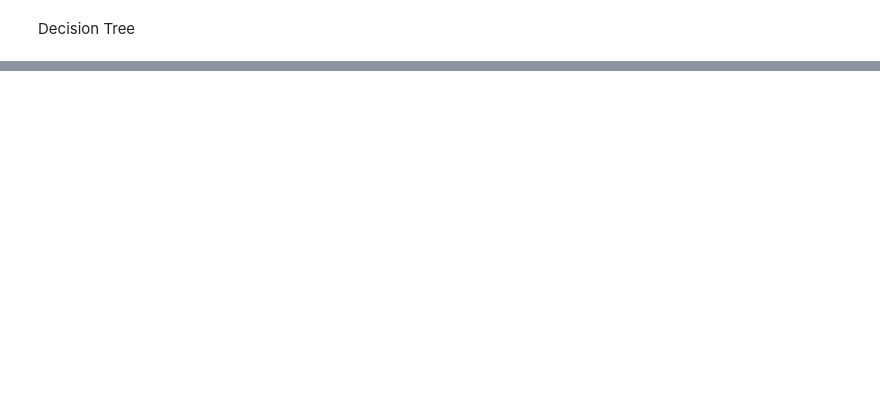
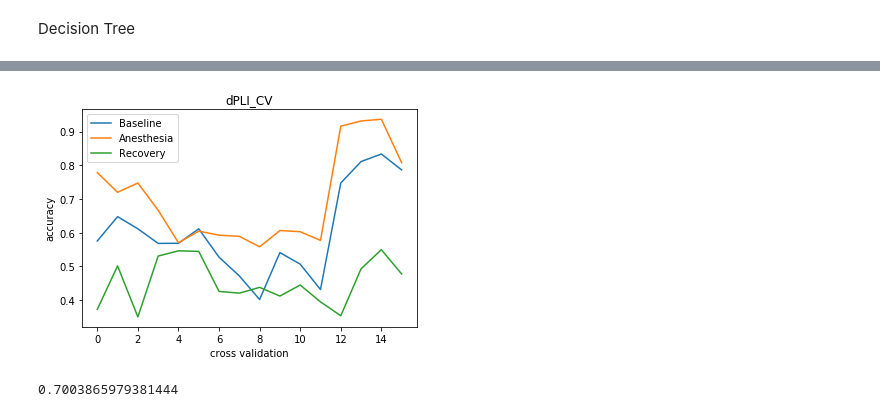
Before and after one commit to BIAPT/Scripts, a Jupyter notebook: DOC_Clustering/classifier_wPLI.ipynb, the cells around one changed output, grey strips where cells are left out. Saved outputs shown, nothing was run; the diff lists cells and outputs as text; code cells hidden in the pictures; blank space fills up the shorter version.

```diff
--- a/DOC_Clustering/classifier_wPLI.ipynb
+++ b/DOC_Clustering/classifier_wPLI.ipynb
@@ -436,0 +447,51 @@ pd.DataFrame(data, columns=["test_Logistic Regression", "test_SVM"],index=['Base
+# %%
+cv_KNN_Base=[]
+cv_KNN_Anes=[]
+cv_KNN_Reco=[]
+
+for r in range(0,4):
+    for c in range (0,4):
+        tmp_X_test_Base=X_Base[(Y_ID_Base == Part_reco[r]) | (Y_ID_Base == Part_chro[c])]
+        tmp_X_train_Base=X_Base[(Y_ID_Base != Part_reco[r]) & (Y_ID_Base != Part_chro[c])]
+        tmp_Y_test_Base=Y_out_Base[(Y_ID_Base == Part_reco[r]) | (Y_ID_Base == Part_chro[c])]
+        tmp_Y_train_Base=Y_out_Base[(Y_ID_Base != Part_reco[r]) & (Y_ID_Base != Part_chro[c])]
+
+        tmp_X_test_Anes=X_Anes[(Y_ID_Anes == Part_reco[r]) | (Y_ID_Anes == Part_chro[c])]
+        tmp_X_train_Anes=X_Anes[(Y_ID_Anes != Part_reco[r]) & (Y_ID_Anes != Part_chro[c])]
+        tmp_Y_test_Anes=Y_out_Anes[(Y_ID_Anes == Part_reco[r]) | (Y_ID_Anes == Part_chro[c])]
+        tmp_Y_train_Anes=Y_out_Anes[(Y_ID_Anes != Part_reco[r]) & (Y_ID_Anes != Part_chro[c])]
+
+        tmp_X_test_Reco=X_Reco[(Y_ID_Reco == Part_reco[r]) | (Y_ID_Reco == Part_chro[c])]
+        tmp_X_train_Reco=X_Reco[(Y_ID_Reco != Part_reco[r]) & (Y_ID_Reco != Part_chro[c])]
+        tmp_Y_test_Reco=Y_out_Reco[(Y_ID_Reco == Part_reco[r]) | (Y_ID_Reco == Part_chro[c])]
+        tmp_Y_train_Reco=Y_out_Reco[(Y_ID_Reco != Part_reco[r]) & (Y_ID_Reco != Part_chro[c])]
+
+        neigh = KNeighborsClassifier(n_neighbors=100)
+        neigh.fit(tmp_X_train_Base,tmp_Y_train_Base)
+        P_KNN = neigh.predict(tmp_X_test_Base)
+        cv_KNN_Base.append(metrics.accuracy_score(tmp_Y_test_Base, P_KNN))
+
+        neigh = KNeighborsClassifier(n_neighbors=100)
+        neigh.fit(tmp_X_train_Anes,tmp_Y_train_Anes)
+        P_KNN = neigh.predict(tmp_X_test_Anes)
+        cv_KNN_Anes.append(metrics.accuracy_score(tmp_Y_test_Anes, P_KNN))
+
+        neigh = KNeighborsClassifier(n_neighbors=100)
+        neigh.fit(tmp_X_train_Reco,tmp_Y_train_Reco)
+        P_KNN = neigh.predict(tmp_X_test_Reco)
+        cv_KNN_Reco.append(metrics.accuracy_score(tmp_Y_test_Reco, P_KNN))
+# %%
+plt.plot(cv_KNN_Base)
+plt.plot(cv_KNN_Anes)
+plt.plot(cv_KNN_Reco)
+plt.legend(['Baseline','Anesthesia','Recovery'])
+plt.xlabel('cross validation')
+plt.ylabel('accuracy')
+plt.title('dPLI_CV')
+plt.savefig('wPLI_LogRefg_CV.png',dpi=150)
+# %% [output]
+[figure, added]
+# %%
+np.mean(cv_KNN_Anes)
+# %% [output]
+0.7003865979381444
```
Also changed, not shown: parts of 25 cells of this notebook, 4 other files.
